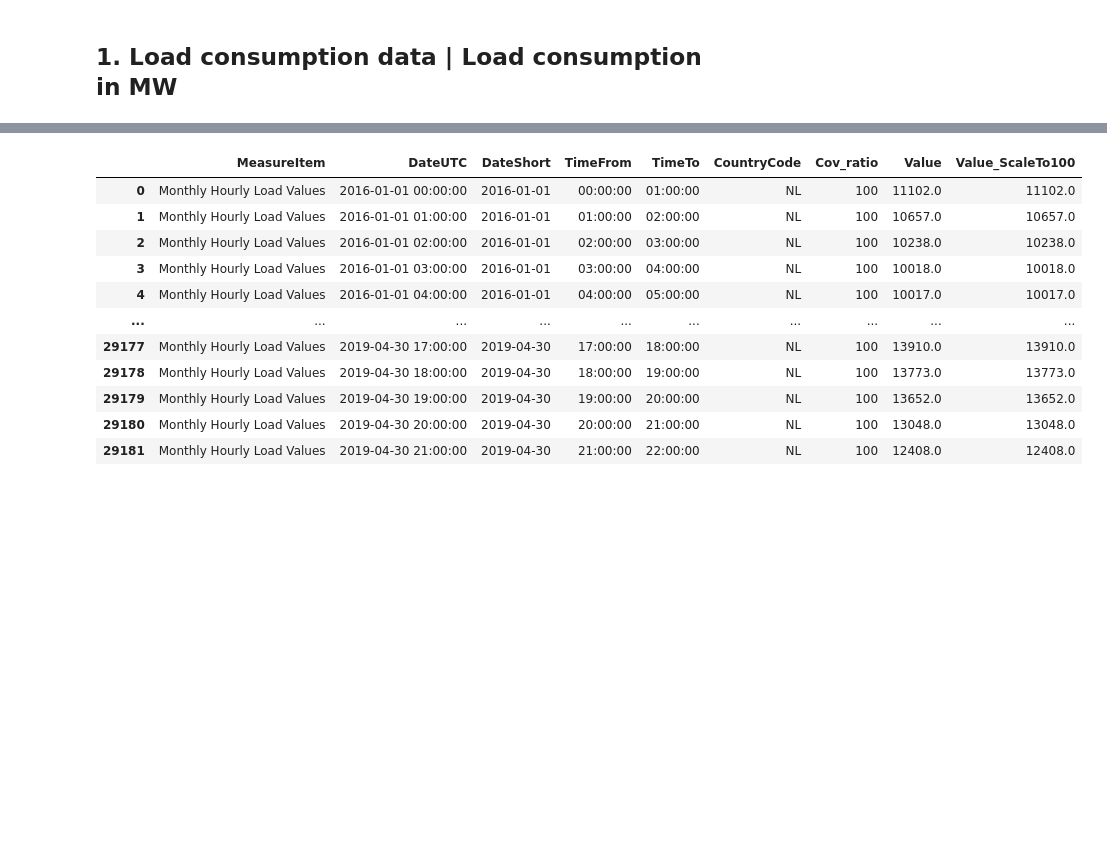
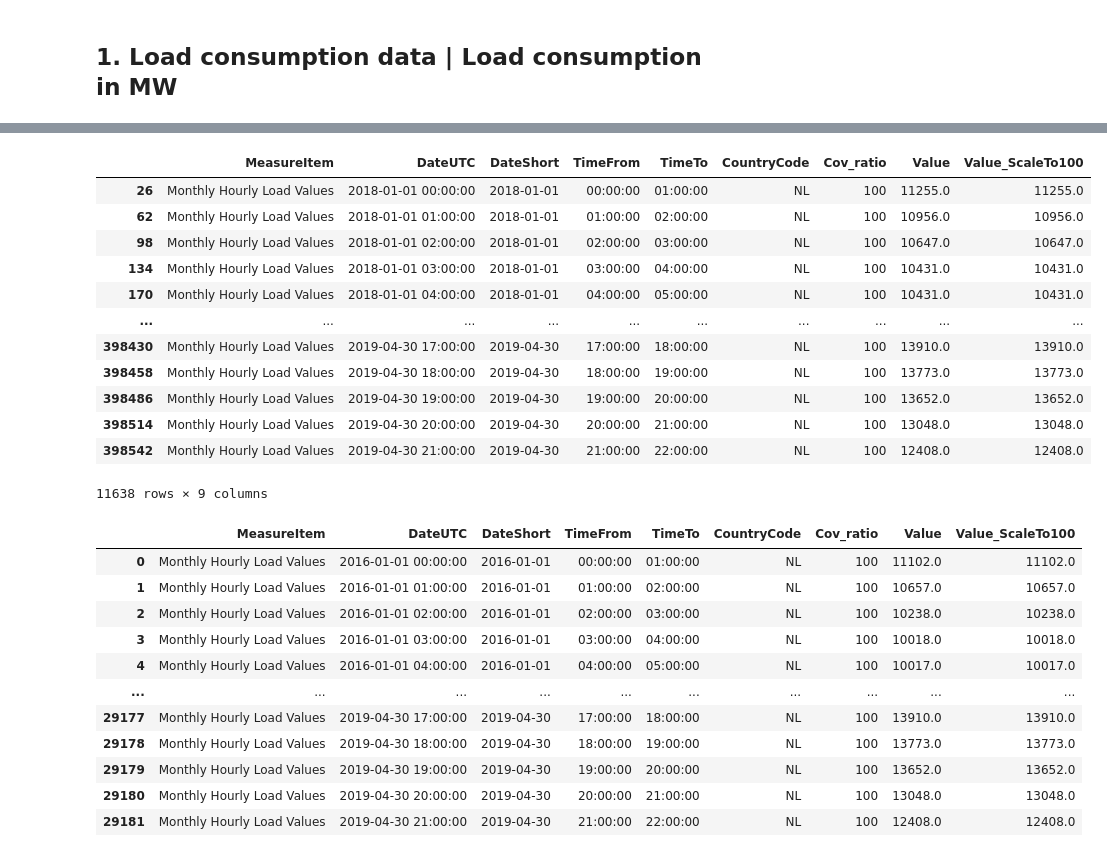
Before and after one commit to kkoutris/master-thesis---energy-demand-forecasting, a Jupyter notebook: loadConsumption/preprocess_ENTSO-E.ipynb, the cells around one changed output, grey strips where cells are left out. Cells and saved outputs as stored; diff of their text form; code cells hidden in the pictures; blank space fills up the shorter version.

```diff
--- a/loadConsumption/preprocess_ENTSO-E.ipynb
+++ b/loadConsumption/preprocess_ENTSO-E.ipynb
@@ -117,2 +91,20 @@ load_2018_2019
+# %%
+df2 = pd.read_excel('load_2015_2019.xlsx', sheet_name='2018-2019')
+load_2018_2019_NL = df2[df2['CountryCode'] == 'NL']
+load_2018_2019_NL
+# %% [output]
+|  | MeasureItem | DateUTC | DateShort | TimeFrom | TimeTo | CountryCode | Cov_ratio | Value | Value_ScaleTo100 |
+| 26 | Monthly Hourly Load Values | 2018-01-01 00:00:00 | 2018-01-01 | 00:00:00 | 01:00:00 | NL | 100 | 11255.0 | 11255.0 |
+| 62 | Monthly Hourly Load Values | 2018-01-01 01:00:00 | 2018-01-01 | 01:00:00 | 02:00:00 | NL | 100 | 10956.0 | 10956.0 |
+| 98 | Monthly Hourly Load Values | 2018-01-01 02:00:00 | 2018-01-01 | 02:00:00 | 03:00:00 | NL | 100 | 10647.0 | 10647.0 |
+| 134 | Monthly Hourly Load Values | 2018-01-01 03:00:00 | 2018-01-01 | 03:00:00 | 04:00:00 | NL | 100 | 10431.0 | 10431.0 |
+| 170 | Monthly Hourly Load Values | 2018-01-01 04:00:00 | 2018-01-01 | 04:00:00 | 05:00:00 | NL | 100 | 10431.0 | 10431.0 |
+| ... | ... | ... | ... | ... | ... | ... | ... | ... | ... |
+| 398430 | Monthly Hourly Load Values | 2019-04-30 17:00:00 | 2019-04-30 | 17:00:00 | 18:00:00 | NL | 100 | 13910.0 | 13910.0 |
+| 398458 | Monthly Hourly Load Values | 2019-04-30 18:00:00 | 2019-04-30 | 18:00:00 | 19:00:00 | NL | 100 | 13773.0 | 13773.0 |
+| 398486 | Monthly Hourly Load Values | 2019-04-30 19:00:00 | 2019-04-30 | 19:00:00 | 20:00:00 | NL | 100 | 13652.0 | 13652.0 |
+| 398514 | Monthly Hourly Load Values | 2019-04-30 20:00:00 | 2019-04-30 | 20:00:00 | 21:00:00 | NL | 100 | 13048.0 | 13048.0 |
+| 398542 | Monthly Hourly Load Values | 2019-04-30 21:00:00 | 2019-04-30 | 21:00:00 | 22:00:00 | NL | 100 | 12408.0 | 12408.0 |
+11638 rows × 9 columns
 # %%
 # Concatenate the two datasets for 2015-2019
```
Also changed, not shown: parts of 51 cells of this notebook.
